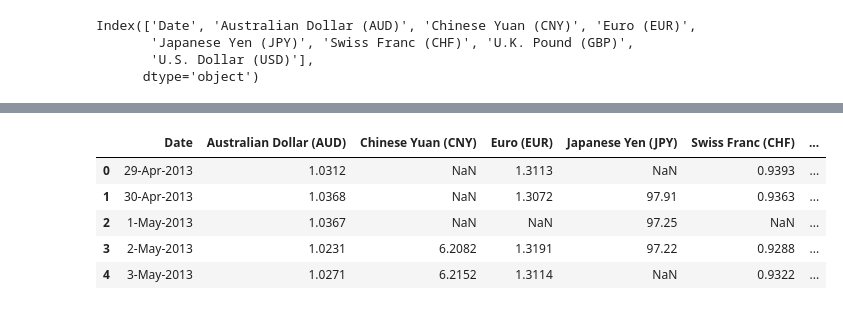
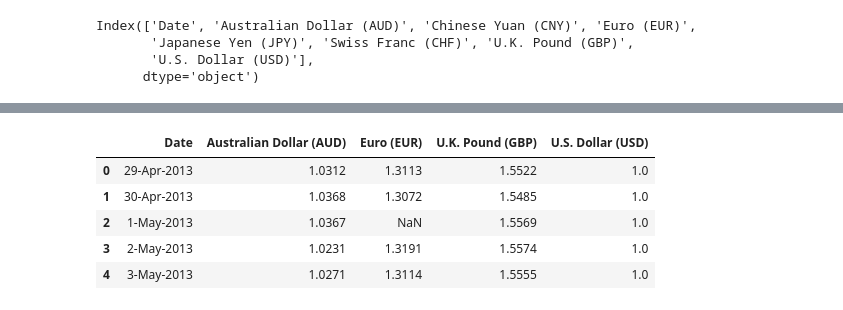
Before and after one commit to nickkyklausng/Crypto-Assignment, a Jupyter notebook: CA_Nicklaus_DaveEdits.ipynb, the cells around one changed output, grey strips where cells are left out. Saved outputs shown, nothing was run; the diff lists cells and outputs as text; code cells hidden in the pictures.

```diff
--- a/CA_Nicklaus_DaveEdits.ipynb
+++ b/CA_Nicklaus_DaveEdits.ipynb
@@ -43,3 +43,7 @@ Index(['Date', 'Australian Dollar (AUD)', 'Chinese Yuan (CNY)', 'Euro (EUR)',
        'Japanese Yen (JPY)', 'Swiss Franc (CHF)', 'U.K. Pound (GBP)',
        'U.S. Dollar (USD)'],
       dtype='object')
+# %%
+#reduce dataframe to currencies we need.  AUD, Pound, EURO, Yuan, Yen, Swiss
+forex_clean = clean_foreign_ex[["Date", "Australian Dollar (AUD)", "Euro (EUR)", "U.K. Pound (GBP)", "U.S. Dollar (USD)"]]
+forex_clean
@@ -67,7 +82,7 @@ U.K. Pound (GBP)           float64
 U.S. Dollar (USD)          float64
 dtype: object
 # %%
-clean_foreign_ex['Australian Dollar (AUD)'] = clean_foreign_ex['Australian Dollar (AUD)'].astype(float)
+forex_clean['Australian Dollar (AUD)'] = forex_clean['Australian Dollar (AUD)'].astype(float)
 # clean_foreign_ex['Chinese Yuan (CNY)'] = clean_foreign_ex['Chinese Yuan (CNY)'].astype(float)
 # clean_foreign_ex['Euro (EUR)'] = clean_foreign_ex['Euro (EUR)'].astype(float)
 # clean_foreign_ex['Japanese Yen (JPY)'] = clean_foreign_ex['Japanese Yen (JPY)'].astype(float)
@@ -77,12 +98,12 @@ clean_foreign_ex['Australian Dollar (AUD)'] = clean_foreign_ex['Australian Dolla
 # %%
-clean_foreign_ex.head()
+forex_clean.head()
 # %% [output]
-|  | Date | Australian Dollar (AUD) | Chinese Yuan (CNY) | Euro (EUR) | Japanese Yen (JPY) | Swiss Franc (CHF) | ... |
-| 0 | 29-Apr-2013 | 1.0312 | NaN | 1.3113 | NaN | 0.9393 | ... |
-| 1 | 30-Apr-2013 | 1.0368 | NaN | 1.3072 | 97.91 | 0.9363 | ... |
-| 2 | 1-May-2013 | 1.0367 | NaN | NaN | 97.25 | NaN | ... |
-| 3 | 2-May-2013 | 1.0231 | 6.2082 | 1.3191 | 97.22 | 0.9288 | ... |
-| 4 | 3-May-2013 | 1.0271 | 6.2152 | 1.3114 | NaN | 0.9322 | ... |
+|  | Date | Australian Dollar (AUD) | Euro (EUR) | U.K. Pound (GBP) | U.S. Dollar (USD) |
+| 0 | 29-Apr-2013 | 1.0312 | 1.3113 | 1.5522 | 1.0 |
+| 1 | 30-Apr-2013 | 1.0368 | 1.3072 | 1.5485 | 1.0 |
+| 2 | 1-May-2013 | 1.0367 | NaN | 1.5569 | 1.0 |
+| 3 | 2-May-2013 | 1.0231 | 1.3191 | 1.5574 | 1.0 |
+| 4 | 3-May-2013 | 1.0271 | 1.3114 | 1.5555 | 1.0 |
 # %%
 # clean_foreign_ex.iloc[:,0].rename(['Date'])
 # clean_foreign_ex.head()
```
Also changed, not shown: parts of 18 cells of this notebook, 1 other file.
